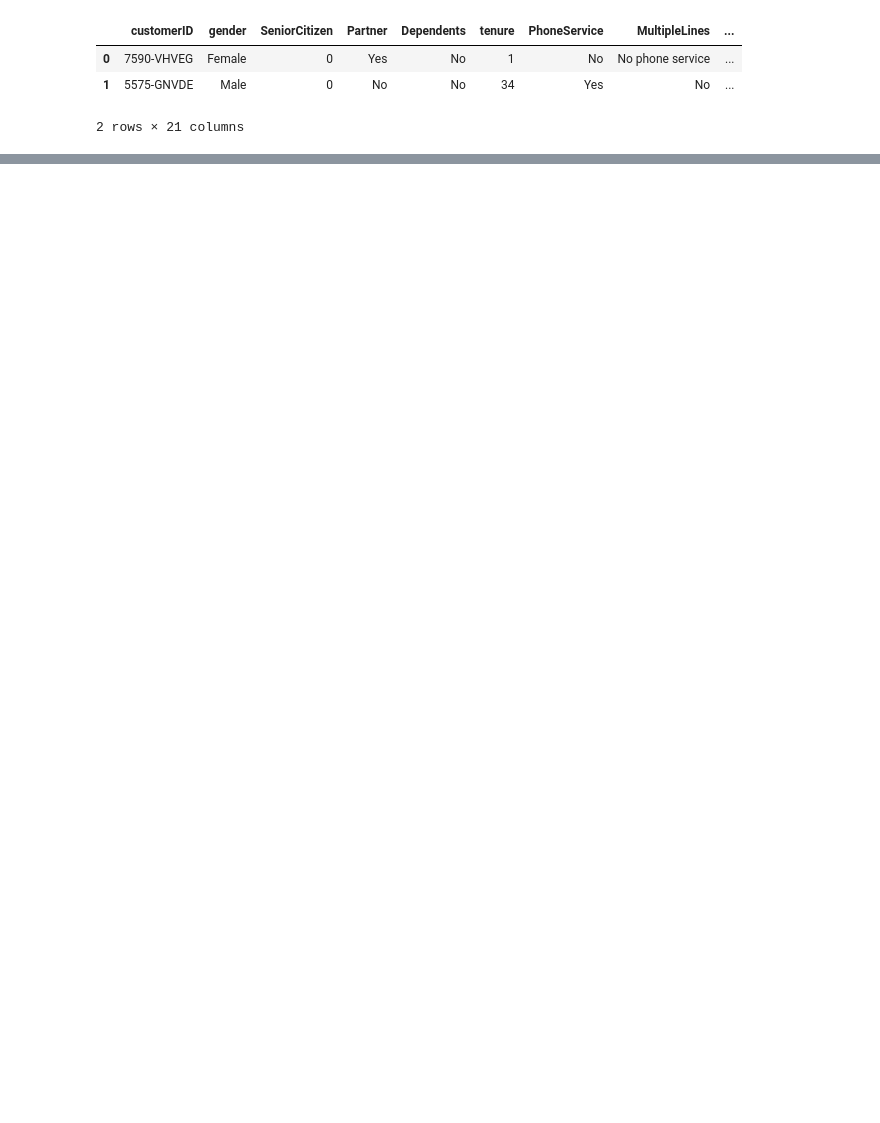
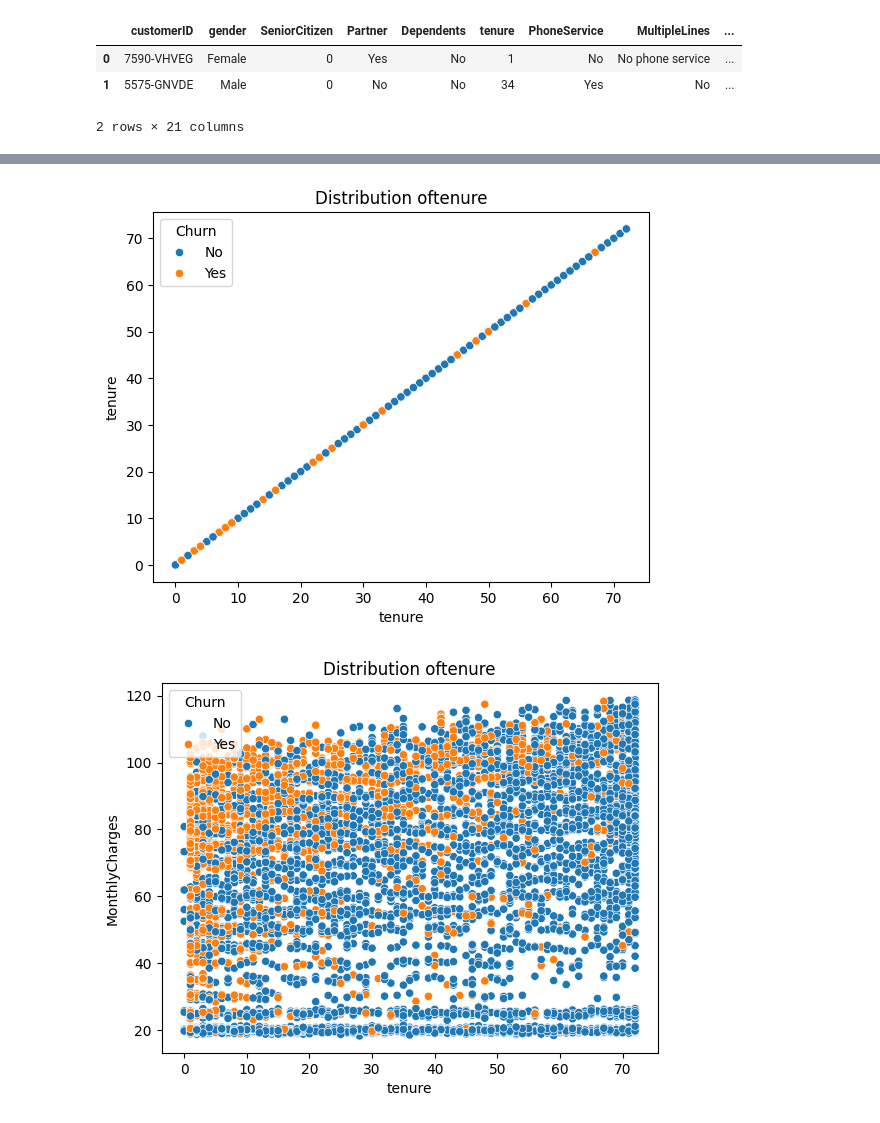
Before and after one commit to MinaNabil13/telecom-project, a Jupyter notebook: Telecom_Projecy.ipynb, the cells around one changed output, grey strips where cells are left out. Drawn from its saved outputs; the diff is of its cells as text; code cells hidden in the pictures; blank space fills up the shorter version.

```diff
--- a/Telecom_Projecy.ipynb
+++ b/Telecom_Projecy.ipynb
@@ -18,0 +270,11 @@ df.head(2)
+# %%
+cols = ['tenure','MonthlyCharges','TotalCharges']
+for i in cols:
+  for j in cols:
+    plt.figure()
+    sns.scatterplot(x = df[i], y = df[j], hue=df['Churn'])
+    plt.title(f"Distribution of{i}")
+    plt.show()
+# %% [output]
+[figure, added]
+[figure, added]
```
Also changed, not shown: parts of 32 cells of this notebook.
